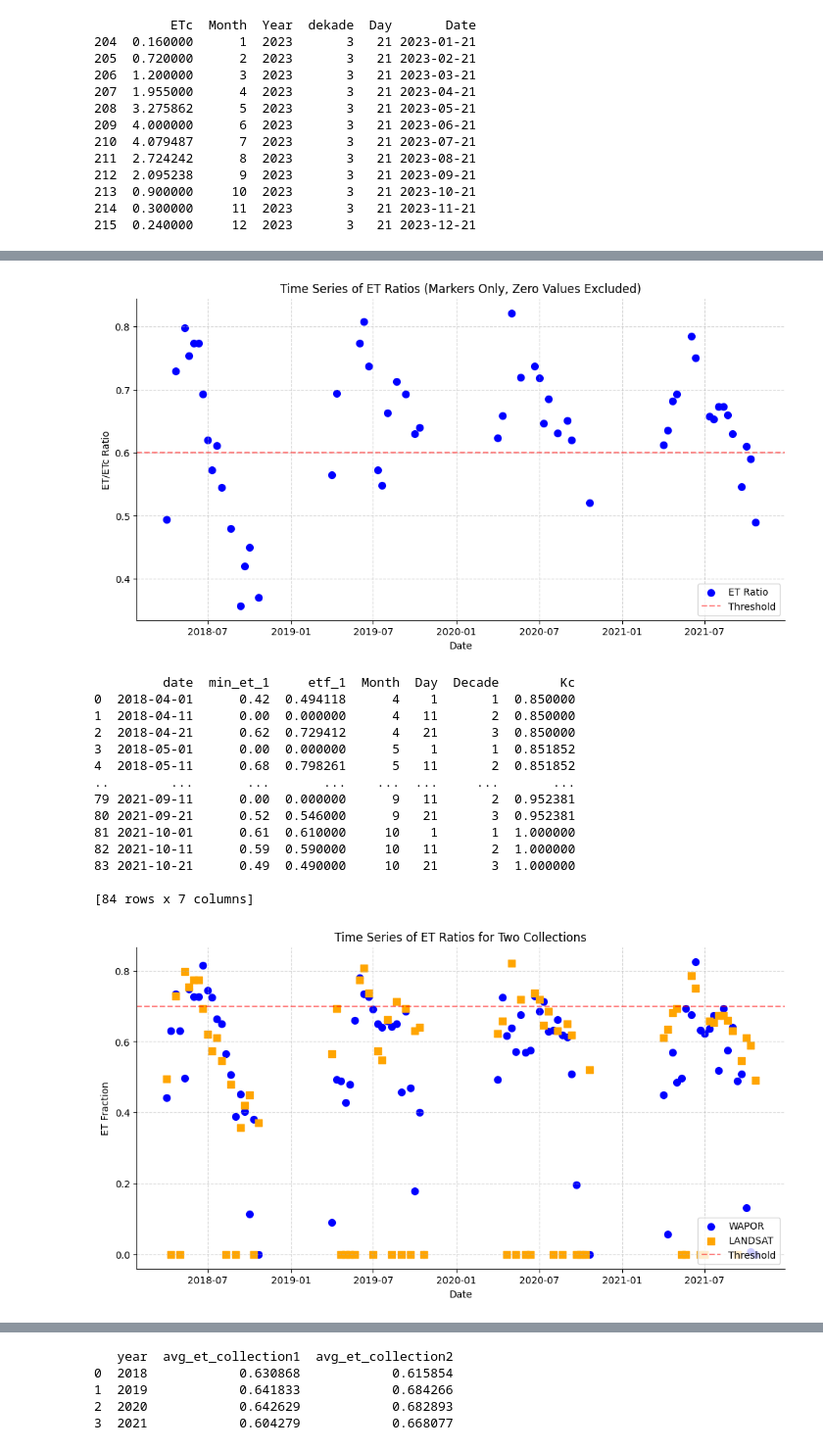
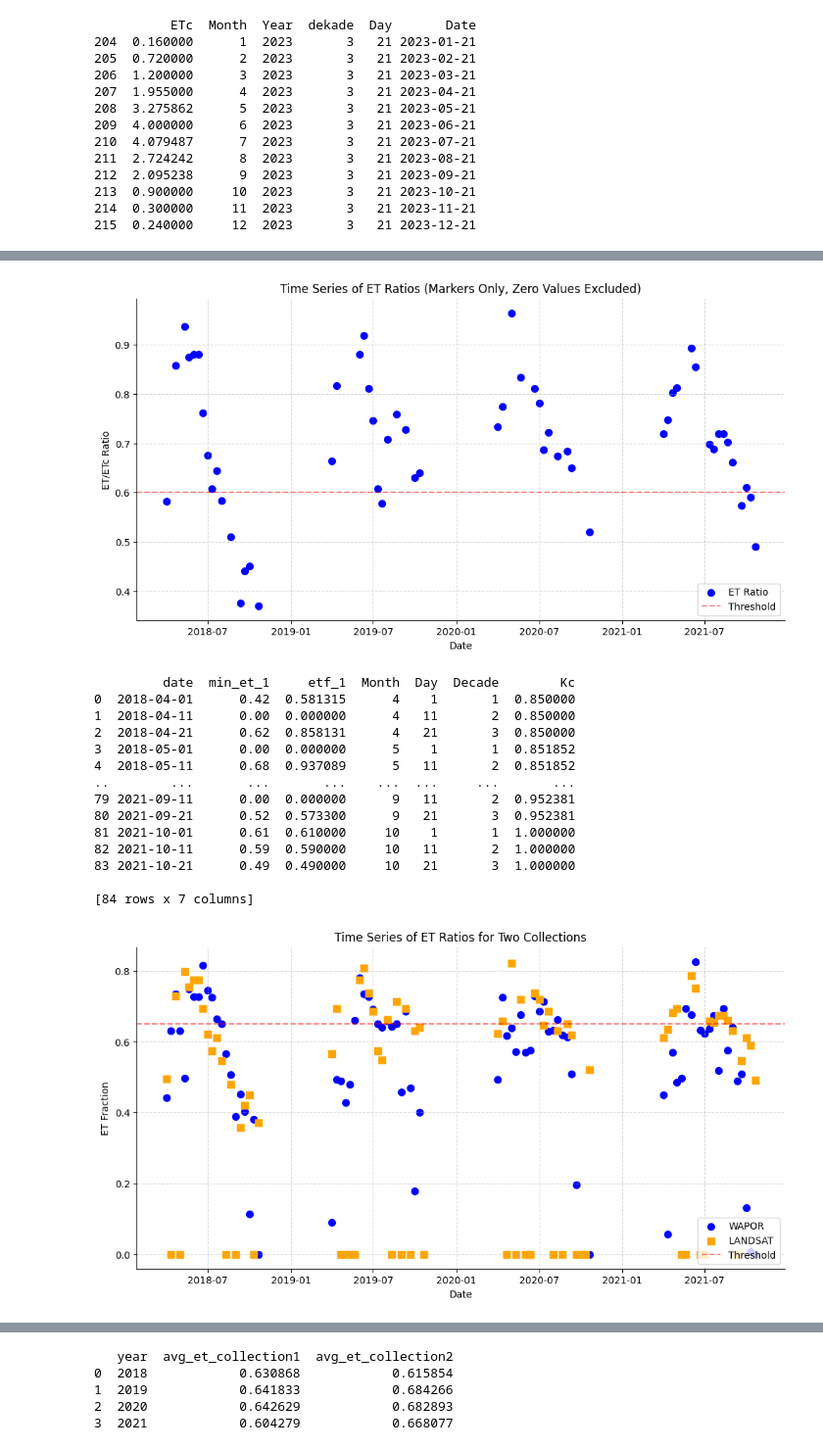
Before and after one commit to magosilvain/Irrigation_Mapping_Broye, a Jupyter notebook: notebooks/field_level_postprocessing.ipynb, the cells around one changed output, grey strips where cells are left out. Shown at 98% size. Saved outputs shown, nothing was run; the diff lists cells and outputs as text; code cells hidden in the pictures.

Commit message:
Update script with faster field level processing

```diff
--- a/notebooks/field_level_postprocessing.ipynb
+++ b/notebooks/field_level_postprocessing.ipynb
@@ -137,7 +142,7 @@ print(ETc_look_up_df.head(12))
 # %%
 et_blue_postprocessed_collection = (
     ee.ImageCollection(PATH_TO_ET_BLUE_POSTPROCESSED)
-    .filterDate(f"{YEAR}-01-01", f"{YEAR}-12-31")
+    .filterDate(f"{MIN_YEAR}-01-01", f"{MAX_YEAR}-12-31")
     .map(lambda img: back_to_float(img, SCALING_FACTOR))
 )
 
@@ -336,39 +365,0 @@ export_feature_collection(
-# %%
-dates = et_blue_masked.aggregate_array("system:time_start")
-
-dates = [ee.Date(date).format("YYYY-MM-dd").getInfo() for date in dates.getInfo()]
-
-
-crop_fields_iteration = crop_fields
-
-crop_fields_iteration = crop_fields_iteration.map(
-    lambda f: f.set(
-        {
-            "etc_threshold": ETC_THRESHOLD,
-        }
-    )
-)
-
-for i, date in enumerate(dates[9:12]):
-
-    image = ee.Image(et_blue_masked_list.get(i))
-
-    ##maybe change to compute median_et_blue also where zero fraction is higher than 0.5, and then only remove values if there is no time step with
-    ##median_et_blue>0 and zero_fraction<0.5
-    fileds_with_stats = compute_field_et_stats(
-        et_image=image,
-        fields=crop_fields_iteration,
-        et_band_name="ET_blue",
-        scale=10,
-        date=date,
-    )
-
-    feature_with_m3 = compute_et_volume(fileds_with_stats, date=date)
-
-    feature_with_m3 = threshold_et_volume(
-        feature_with_m3, threshold=MINIMUM_IRRIGATION_THRESHOLD, date=date
-    )
-
-    crop_fields_iteration = feature_with_m3
-
-print('crop_fields_iteration',crop_fields_iteration.first().getInfo())
@@ -676,20 +661,20 @@ df1["etf_1"] = df1["etf_1"] / df1["Kc"]
 plot_single_et_ratio_markers_no_zeros(df1)
 
 # Display the resulting DataFrame
-print(df1)
+print(df1.head(99))
 
 ratio_df1_Landsat = df1
 # %% [output]
-[figure, old version]
+[figure, new version]
          date  min_et_1     etf_1  Month  Day  Decade        Kc
-0  2018-04-01      0.42  0.494118      4    1       1  0.850000
+0  2018-04-01      0.42  0.581315      4    1       1  0.850000
 1  2018-04-11      0.00  0.000000      4   11       2  0.850000
-2  2018-04-21      0.62  0.729412      4   21       3  0.850000
+2  2018-04-21      0.62  0.858131      4   21       3  0.850000
 3  2018-05-01      0.00  0.000000      5    1       1  0.851852
-4  2018-05-11      0.68  0.798261      5   11       2  0.851852
+4  2018-05-11      0.68  0.937089      5   11       2  0.851852
 ..        ...       ...       ...    ...  ...     ...       ...
 79 2021-09-11      0.00  0.000000      9   11       2  0.952381
-80 2021-09-21      0.52  0.546000      9   21       3  0.952381
+80 2021-09-21      0.52  0.573300      9   21       3  0.952381
 81 2021-10-01      0.61  0.610000     10    1       1  1.000000
 82 2021-10-11      0.59  0.590000     10   11       2  1.000000
 83 2021-10-21      0.49  0.490000     10   21       3  1.000000
@@ -717,35 +702,35 @@ def plot_dual_et_ratio_markers(
 
     # Reset styles to avoid unintended global settings
     sns.reset_orig()
 
     # Plot
     plt.figure(figsize=(12, 6))
 
     # Plot first collection with markers
     plt.scatter(df1["date"], df1[ratio_col1], label=labels[0], color="blue", s=50, marker="o")
 
     # Plot second collection with markers
     plt.scatter(df2["date"], df2[ratio_col2], label=labels[1], color="orange", s=50, marker="s")
 
     # Add threshold line
-    plt.axhline(y=0.7, color="r", linestyle="--", alpha=0.5, label="Threshold")
+    plt.axhline(y=ETC_THRESHOLD, color="r", linestyle="--", alpha=0.5, label="Threshold")
 
     # Set plot details
     plt.title("Time Series of ET Ratios for Two Collections")
     plt.xlabel("Date")
     plt.ylabel("ET Fraction")
     plt.legend(loc="lower right")  # Legend in the lower-right corner
     plt.grid(True, linestyle="--", alpha=0.5)
     sns.despine()
     plt.show()
 
 
 
 # Plot the ET ratio time series
 # plot_dual_et_ratio_markers(ratio_df1, ratio_df, labels=("WAPOR", "LANDSAT"))
 plot_dual_et_ratio_markers(ratio_df1, ratio_df1_Landsat, labels=("WAPOR", "LANDSAT"))
 # %% [output]
-[figure, old version]
+[figure, new version]
 # %%
 print(ratio_df1.head(99))
 
```
Also changed, not shown: parts of 22 cells of this notebook, 3 other files.
